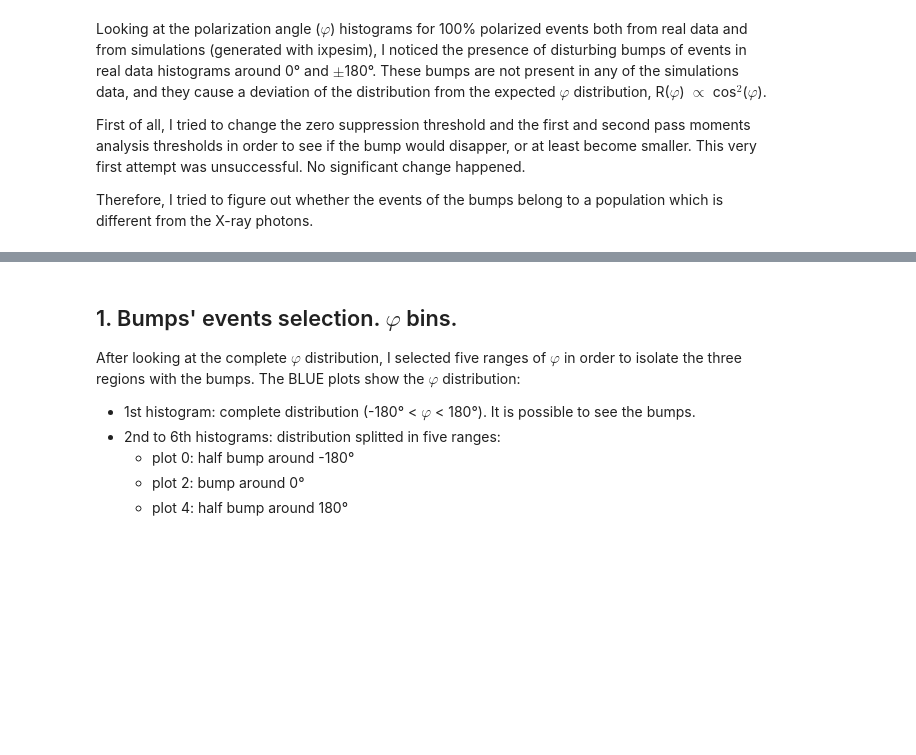
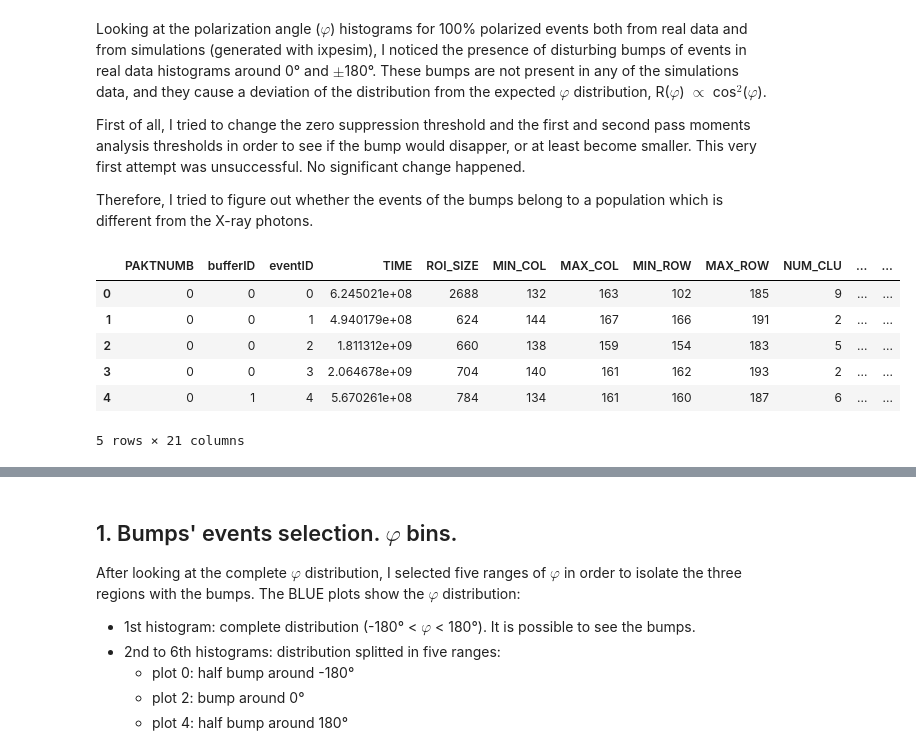
Before and after one commit to smaldera/ixpeTO, a Jupyter notebook: jupynb/test_ixpe_phibump.ipynb, the cells around one changed output, grey strips where cells are left out. Drawn from its saved outputs; the diff is of its cells as text; code cells hidden in the pictures; blank space fills up the shorter version.

```diff
--- a/jupynb/test_ixpe_phibump.ipynb
+++ b/jupynb/test_ixpe_phibump.ipynb
@@ -18,6 +18,14 @@ from astropy.table import Table
 # %%
 # READ ixperecon output file and print the columns corresponding to the first five events.
 
 f = Table.read('/home/lorenzo/ixpeTO/tools/data/xpol_2735_recon.fits', format='fits')
 df = f.to_pandas()
-# df.head(5)
+df.head(5)
+# %% [output]
+|  | PAKTNUMB | bufferID | eventID | TIME | ROI_SIZE | MIN_COL | MAX_COL | MIN_ROW | MAX_ROW | NUM_CLU | ... | ... |
+| 0 | 0 | 0 | 0 | 6.245021e+08 | 2688 | 132 | 163 | 102 | 185 | 9 | ... | ... |
+| 1 | 0 | 0 | 1 | 4.940179e+08 | 624 | 144 | 167 | 166 | 191 | 2 | ... | ... |
+| 2 | 0 | 0 | 2 | 1.811312e+09 | 660 | 138 | 159 | 154 | 183 | 5 | ... | ... |
+| 3 | 0 | 0 | 3 | 2.064678e+09 | 704 | 140 | 161 | 162 | 193 | 2 | ... | ... |
+| 4 | 0 | 1 | 4 | 5.670261e+08 | 784 | 134 | 161 | 160 | 187 | 6 | ... | ... |
+5 rows × 21 columns
```
Also changed, not shown: parts of 4 cells of this notebook.
